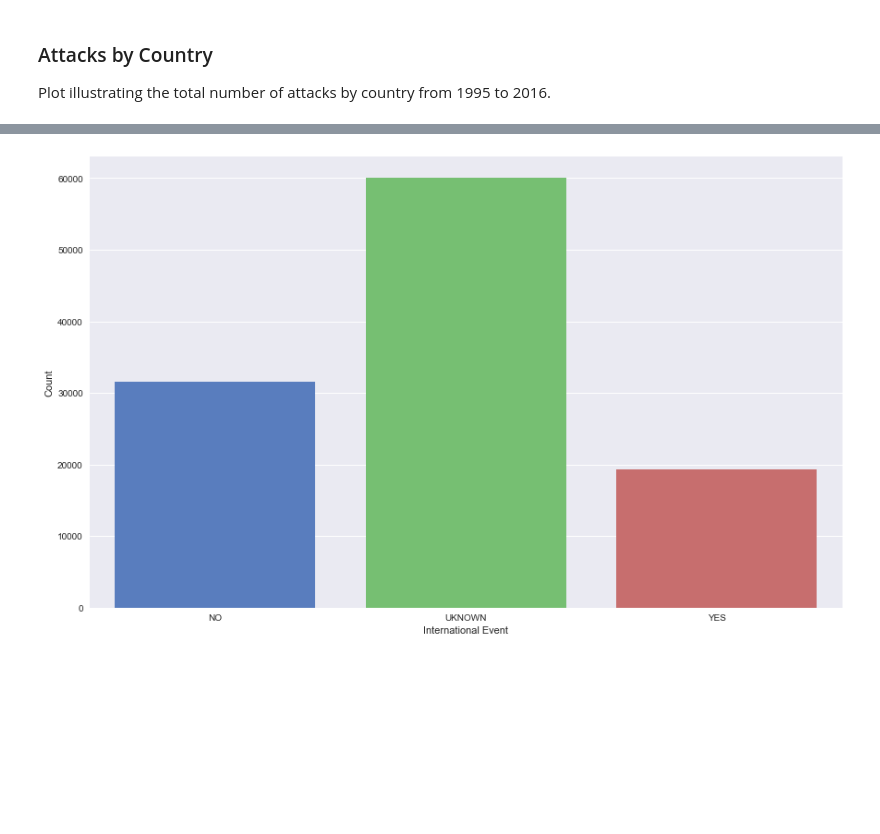
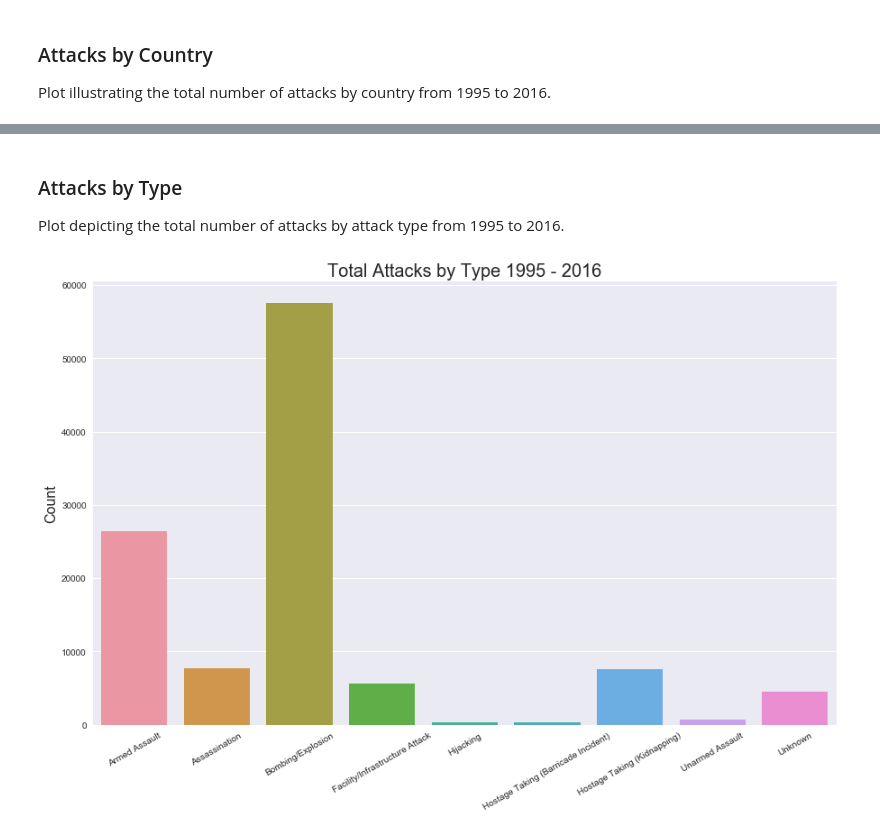
Before and after one commit to tcskowronek/predicting-terrorist-attacks, a Jupyter notebook: src/02-Exploratory-Data-Analysis.ipynb, the cells around one changed output, grey strips where cells are left out. Saved outputs shown, nothing was run; the diff lists cells and outputs as text; code cells hidden in the pictures; blank space fills up the shorter version.

```diff
--- a/src/02-Exploratory-Data-Analysis.ipynb
+++ b/src/02-Exploratory-Data-Analysis.ipynb
@@ -400,7 +407,13 @@ plt.show();
-# %%
-_ = sns.countplot(x = 'INT_ANY_txt', data=gtd_clean)
-_ = plt.xlabel('International Event')
-_ = plt.ylabel('Count')
-plt.show();
-# %% [output]
-[figure, removed]
+# %% [markdown]
+### Attacks by Type
+Plot depicting the total number of attacks by attack type from 1995 to 2016.
+# %%
+ax = sns.factorplot('attacktype1_txt', data=gtd_clean, size=7.6, aspect=1.618, kind="count")
+ax.set_xticklabels(rotation=30)
+ax = plt.ylabel('Count', fontsize=16)
+ax = plt.xlabel('',)
+ax = plt.title('Total Attacks by Type 1995 - 2016', fontsize=20)
+
+plt.show();
+# %% [output]
+[figure, added]
```
Also changed, not shown: parts of 13 cells of this notebook.
